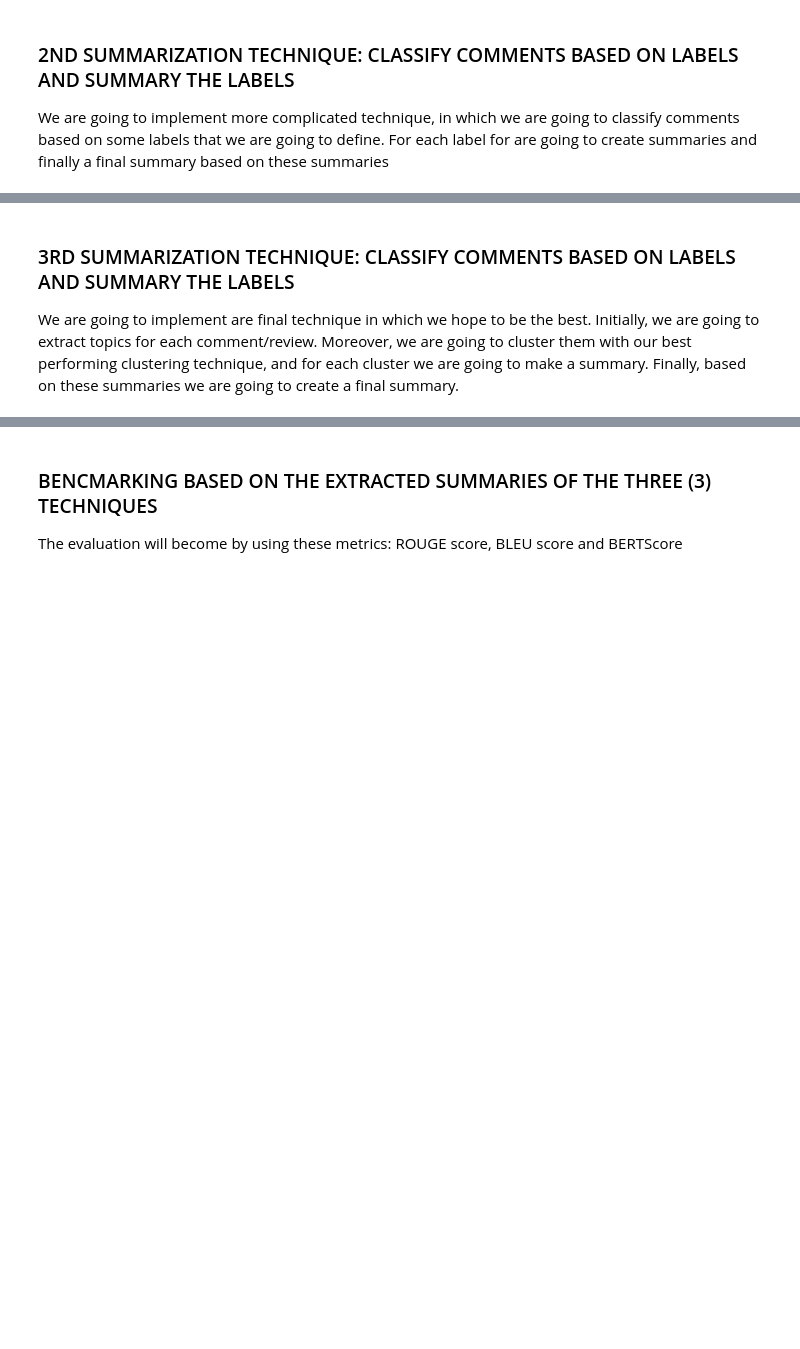
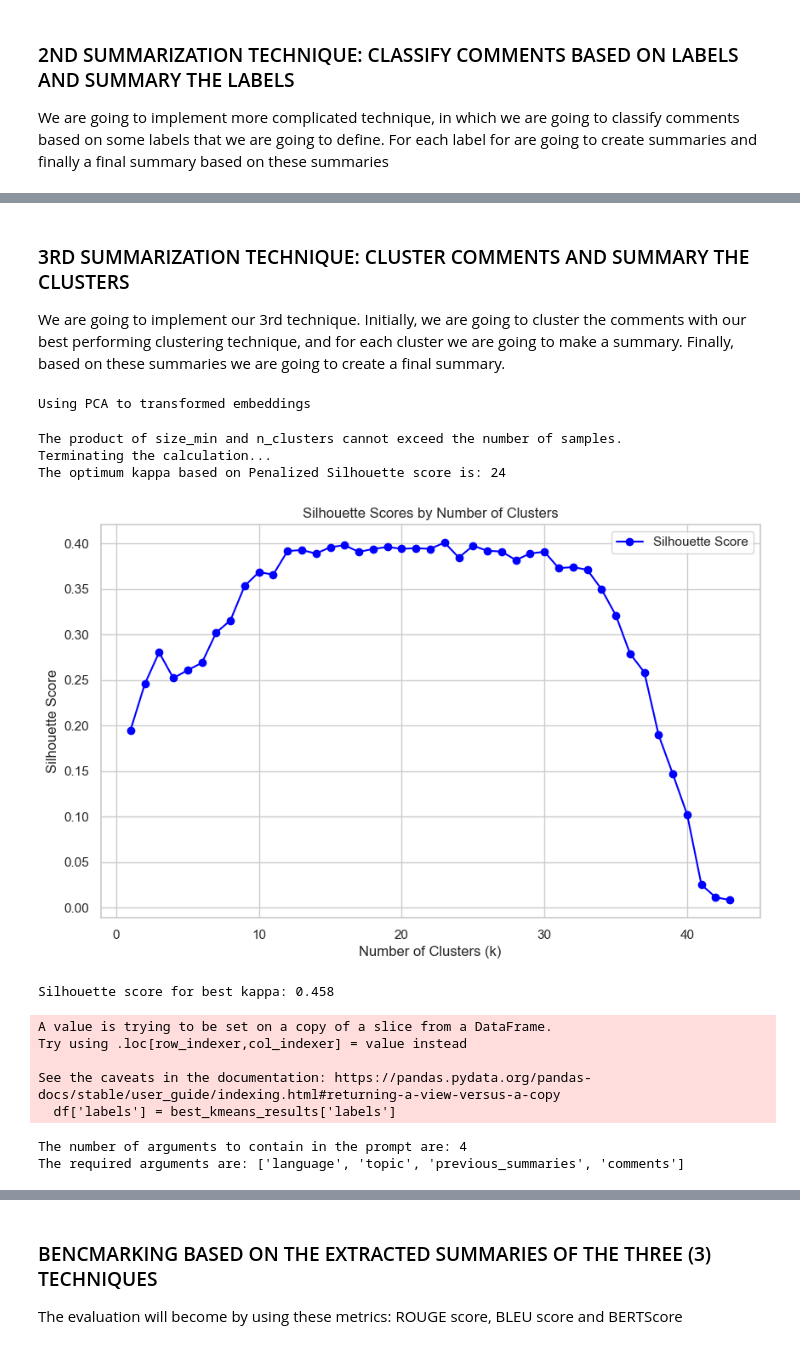
Before and after one commit to Rafimc13/LLM_Research_Topic_Modelling, a Jupyter notebook: summarization_techniques.ipynb, the cells around one changed output, grey strips where cells are left out. Drawn from its saved outputs; the diff is of its cells as text; code cells hidden in the pictures; blank space fills up the shorter version.

Commit message:
feat: add the rest logic for summarization techniques

```diff
--- a/summarization_techniques.ipynb
+++ b/summarization_techniques.ipynb
@@ -291,3 +190,7 @@ The comments emphasize a well-rounded approach to component design, balancing ad
 ### 2ND SUMMARIZATION TECHNIQUE: CLASSIFY COMMENTS BASED ON LABELS AND SUMMARY THE LABELS
 
 We are going to implement more complicated technique, in which we are going to classify comments based on some labels that we are going to define. For each label for are going to create summaries and finally a final summary based on these summaries
+# %%
+from summarization_methods.classification_of_comments_and_summarization import classify_comments
+
+df_sum_3 = classify_comments(df=df_sum_3, text_col='content', prompt_name='prompt_for_classification_QMSUM', gpt_model='gpt-4o')
@@ -294,4 +284,31 @@ We are going to implement more complicated technique, in which we are going to c
 # %% [markdown]
-### 3RD SUMMARIZATION TECHNIQUE: CLASSIFY COMMENTS BASED ON LABELS AND SUMMARY THE LABELS
+### 3RD SUMMARIZATION TECHNIQUE: CLUSTER COMMENTS AND SUMMARY THE CLUSTERS
 
-We are going to implement are final technique in which we hope to be the best. Initially, we are going to extract topics for each comment/review. Moreover, we are going to cluster them with our best performing clustering technique, and for each cluster we are going to make a summary. Finally, based on these summaries we are going to create a final summary.
+We are going to implement our 3rd technique. Initially, we are going to cluster the comments with our best performing clustering technique, and for each cluster we are going to make a summary. Finally, based on these summaries we are going to create a final summary.
+# %%
+from summarization_methods.clustering_and_summarization import calc_clusters_with_kmeans
+
+text_col='content'
+
+# calculate the optimun kappa with KMeans via Silhouette score and using OPENAI embeddings ADA-002
+df_sum_3, kmeans_results = calc_clusters_with_kmeans(df=df_sum_3, text_col=text_col, max_token_length=1000, is_pca=(True, 16))
+# %% [output]
+Using PCA to transformed embeddings
+The product of size_min and n_clusters cannot exceed the number of samples.
+Terminating the calculation...
+The optimum kappa based on Penalized Silhouette score is: 24
+[figure, added]
+Silhouette score for best kappa: 0.458
+A value is trying to be set on a copy of a slice from a DataFrame.
+Try using .loc[row_indexer,col_indexer] = value instead
+
+See the caveats in the documentation: https://pandas.pydata.org/pandas-docs/stable/user_guide/indexing.html#returning-a-view-versus-a-copy
+  df['labels'] = best_kmeans_results['labels']
+# %%
+from utils.load_prompts import load_chosen_prompt
+
+# load the prompt template for summarizing comments grouped by label
+prompt_template_3 = load_chosen_prompt(prompt_name='prompt_for_summarizing_multiple_comments')
+# %% [output]
+The number of arguments to contain in the prompt are: 4
+The required arguments are: ['language', 'topic', 'previous_summaries', 'comments']
```
Also changed, not shown: parts of 12 cells of this notebook, 7 other files.
